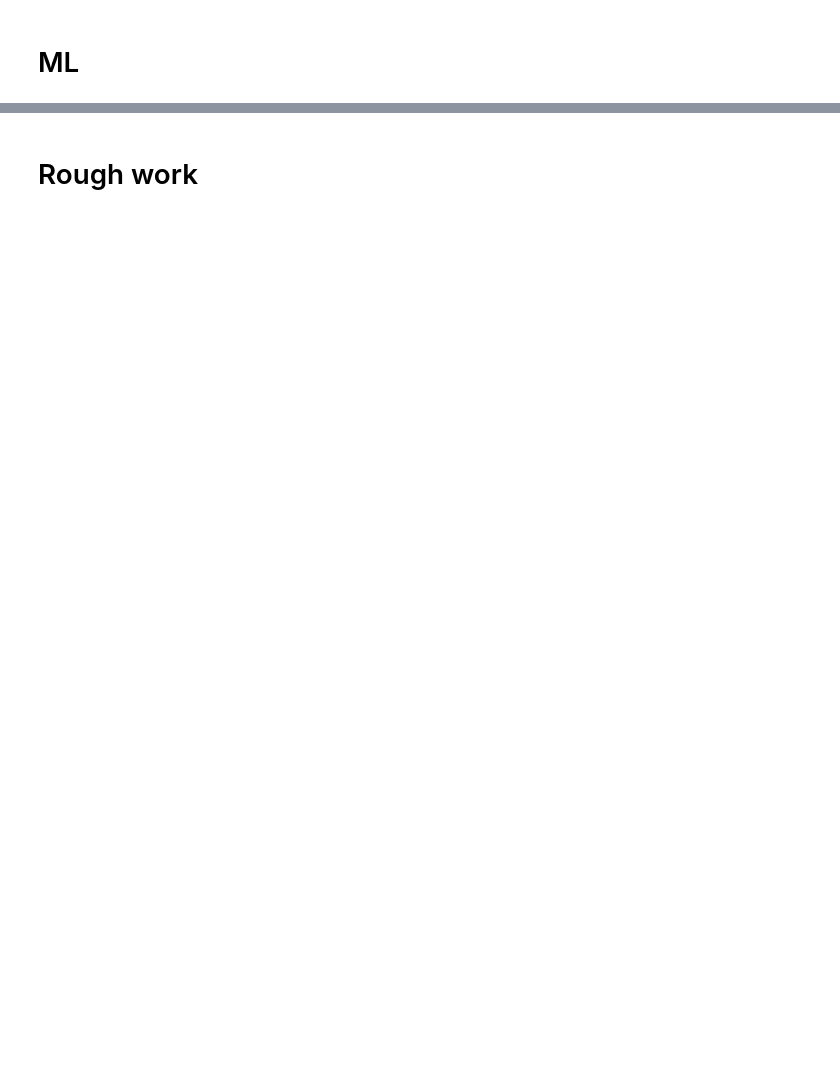
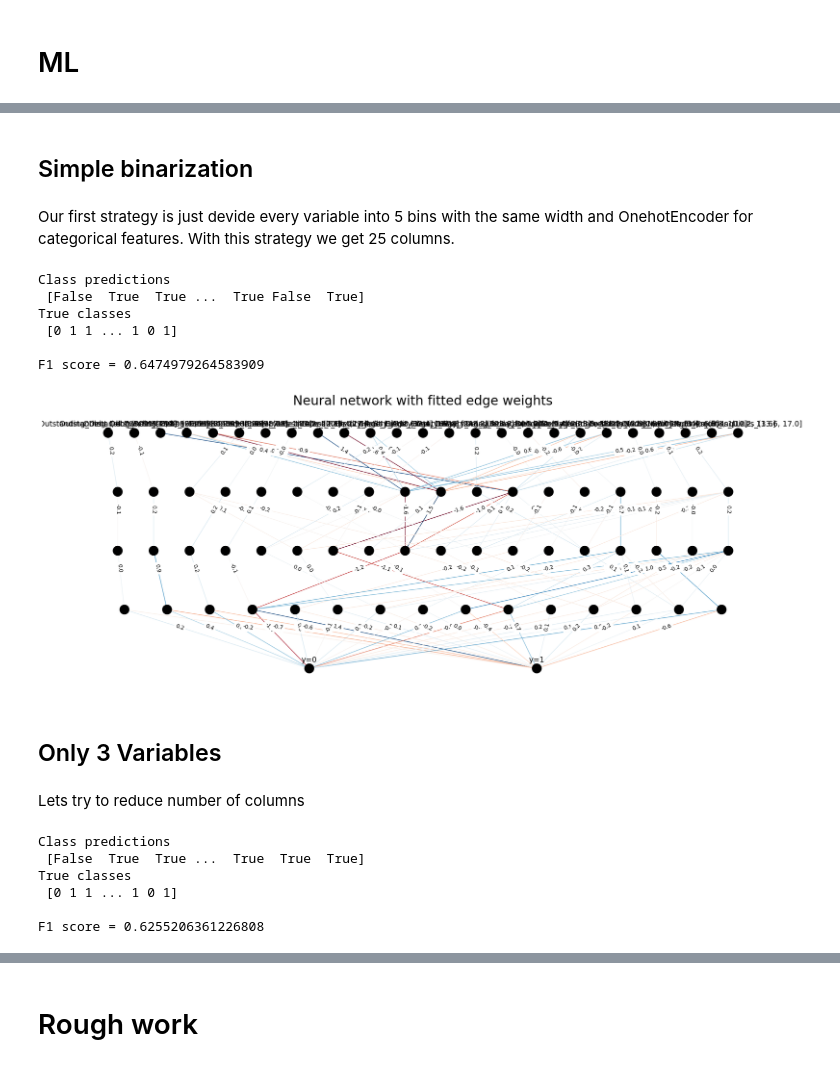
Before and after one commit to arsnvslv/Neural-FCA, a Jupyter notebook: сredit_score_classification.ipynb, the cells around one changed output, grey strips where cells are left out. Saved outputs shown, nothing was run; the diff lists cells and outputs as text; code cells hidden in the pictures; blank space fills up the shorter version.

```diff
--- a/сredit_score_classification.ipynb
+++ b/сredit_score_classification.ipynb
@@ -580,0 +764,60 @@ Score: 0.7706953642384106
+# %%
+def visualizer(cn, save=False, title=True):
+    fig, ax = plt.subplots(figsize=(20,8))
+
+    edge_weights = cn.edge_weights_from_network()
+
+    vis = LineVizNx(
+        node_label_font_size=14,
+        node_label_func=lambda el_i, P: nl.neuron_label_func(el_i, P, set(cn.attributes))+'\n\n',
+        edge_cmap="hsv"
+        )
+
+    vis.draw_poset(
+        cn.poset, ax=ax, node_color='black',
+        flg_node_indices=False,
+        node_label_func=lambda el_i, P: nl.neuron_label_func(el_i, P, set(cn.attributes), only_new_attrs=True)+'\n\n',
+        edge_color=[edge_weights[edge] for edge in cn.poset.to_networkx().edges],
+        edge_cmap=plt.cm.RdBu,
+    )
+    nx.draw_networkx_edge_labels(cn.poset.to_networkx(), vis.mover.pos, {k: f"{v:.1f}" for k,v in edge_weights.items()}, label_pos=0.7)
+
+    if title:
+        plt.title('Neural network with fitted edge weights', size=24, loc='center')
+    plt.tight_layout()
+    plt.subplots_adjust()
+    if save:
+        plt.savefig('fitted_network.png')
+    plt.show()
+# %% [markdown]
+## Simple binarization
+# %% [markdown]
+Our first strategy is just devide every variable into 5 bins with the same width and OnehotEncoder for categorical features. With this strategy we get 25 columns.
+# %%
+X_final0 = X[importance_1[:5].feature_names.values].copy()
+X_bin0 = custom_functions.binarizer(X_final0)
+X_train0, X_test0, y_train0, y_test0 = train_test_split(X_bin0, y_bin, test_size=0.2, random_state=42,stratify=y_bin)
+# %%
+K_train_0, L_0, cn_0 = build_ConceptNetwork(X_train0, y_train0, concepts_count=15)
+# %%
+cn_0.fit(X_train0, y_train0)
+
+print('Class predictions \n', cn_0.predict(X_test0).numpy().astype(bool))
+print('True classes \n', y_test0.values)
+
+print("\nF1 score =", f1_score(y_test0.values, cn_0.predict(X_test0).numpy()))
+# %% [output]
+Class predictions
+ [False  True  True ...  True False  True]
+True classes
+ [0 1 1 ... 1 0 1]
+
+F1 score = 0.6474979264583909
+# %%
+visualizer(cn_0,save=True)
+# %% [output]
+[figure, added]
+# %% [markdown]
+## Only 3 Variables
+# %% [markdown]
+Lets try to reduce number of columns
@@ -580,0 +830,14 @@ Score: 0.7706953642384106
+# %%
+cn_1.fit(X_train1, y_train1)
+
+print('Class predictions \n', cn_1.predict(X_test1).numpy().astype(bool))
+print('True classes \n', y_test1.values)
+
+print("\nF1 score =", f1_score(y_test1.values, cn_1.predict(X_test1).numpy()))
+# %% [output]
+Class predictions
+ [False  True  True ...  True  True  True]
+True classes
+ [0 1 1 ... 1 0 1]
+
+F1 score = 0.6255206361226808
```
Also changed, not shown: parts of 119 cells of this notebook, 28 other files.
